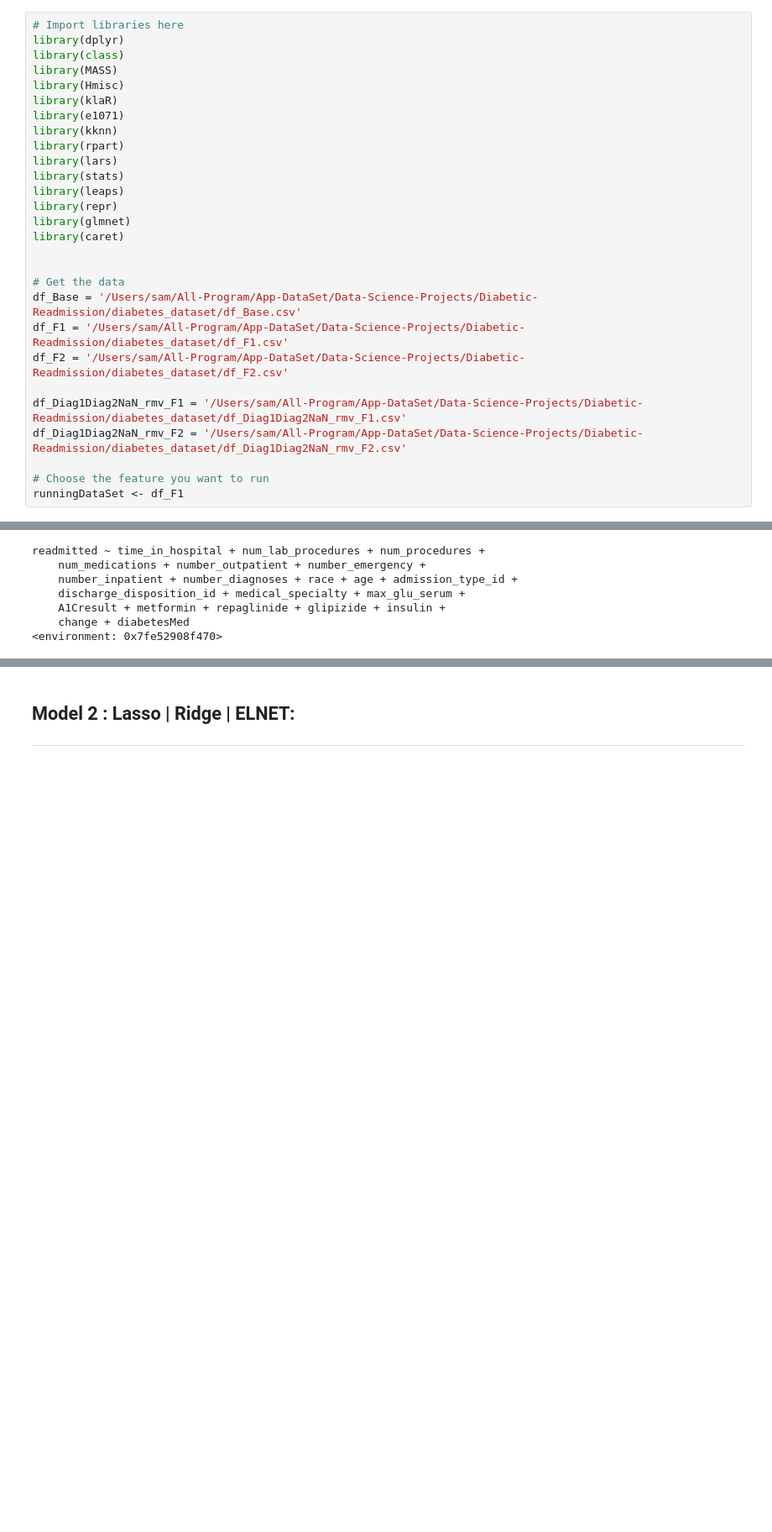
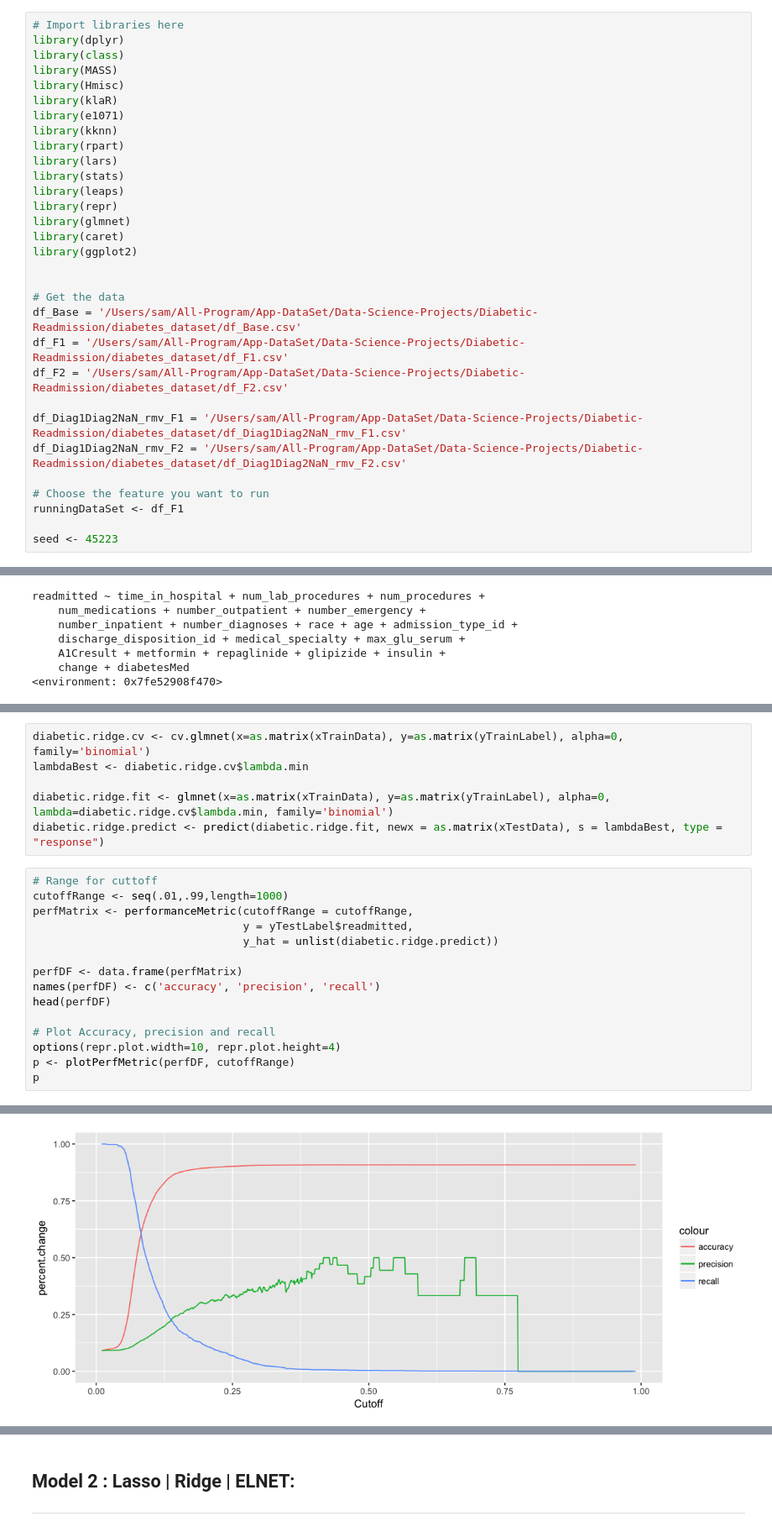
Before and after one commit to Sardhendu/Data-Science-Projects, a Jupyter notebook: Diabetic-Readmission/DiabeticReadmission-R.ipynb, the cells around one changed output, grey strips where cells are left out. Shown at 84% size. Cells and saved outputs as stored; diff of their text form; blank space fills up the shorter version.

```diff
--- a/Diabetic-Readmission/DiabeticReadmission-R.ipynb
+++ b/Diabetic-Readmission/DiabeticReadmission-R.ipynb
@@ -14,6 +14,7 @@ library(leaps)
 library(repr)
 library(glmnet)
 library(caret)
+library(ggplot2)
 
 
 # Get the data
@@ -26,6 +27,8 @@ df_Diag1Diag2NaN_rmv_F2 = '/Users/sam/All-Program/App-DataSet/Data-Science-Proje
 
 # Choose the feature you want to run
 runningDataSet <- df_F1
+
+seed <- 45223
 # %% [markdown]
 ### See if the data looks good, and the features are provided with correct attributes:
 # %%
@@ -460,0 +604,22 @@ model.aic.glm <- glm(featureFormula, family=binomial(logit), data=xTrain.clean)
+# %%
+diabetic.ridge.cv <- cv.glmnet(x=as.matrix(xTrainData), y=as.matrix(yTrainLabel), alpha=0, family='binomial')
+lambdaBest <- diabetic.ridge.cv$lambda.min
+
+diabetic.ridge.fit <- glmnet(x=as.matrix(xTrainData), y=as.matrix(yTrainLabel), alpha=0, lambda=diabetic.ridge.cv$lambda.min, family='binomial')
+diabetic.ridge.predict <- predict(diabetic.ridge.fit, newx = as.matrix(xTestData), s = lambdaBest, type = "response")
+# %%
+# Range for cuttoff
+cutoffRange <- seq(.01,.99,length=1000)
+perfMatrix <- performanceMetric(cutoffRange = cutoffRange,
+                                y = yTestLabel$readmitted,
+                                y_hat = unlist(diabetic.ridge.predict))
+
+perfDF <- data.frame(perfMatrix)
+names(perfDF) <- c('accuracy', 'precision', 'recall')
+head(perfDF)
+
+# Plot Accuracy, precision and recall
+options(repr.plot.width=10, repr.plot.height=4)
+p <- plotPerfMetric(perfDF, cutoffRange)
+p
+# %% [output]
@@ -460,0 +635 @@ model.aic.glm <- glm(featureFormula, family=binomial(logit), data=xTrain.clean)
+[figure, added]
```
Also changed, not shown: parts of 19 cells of this notebook, 11 other files.
